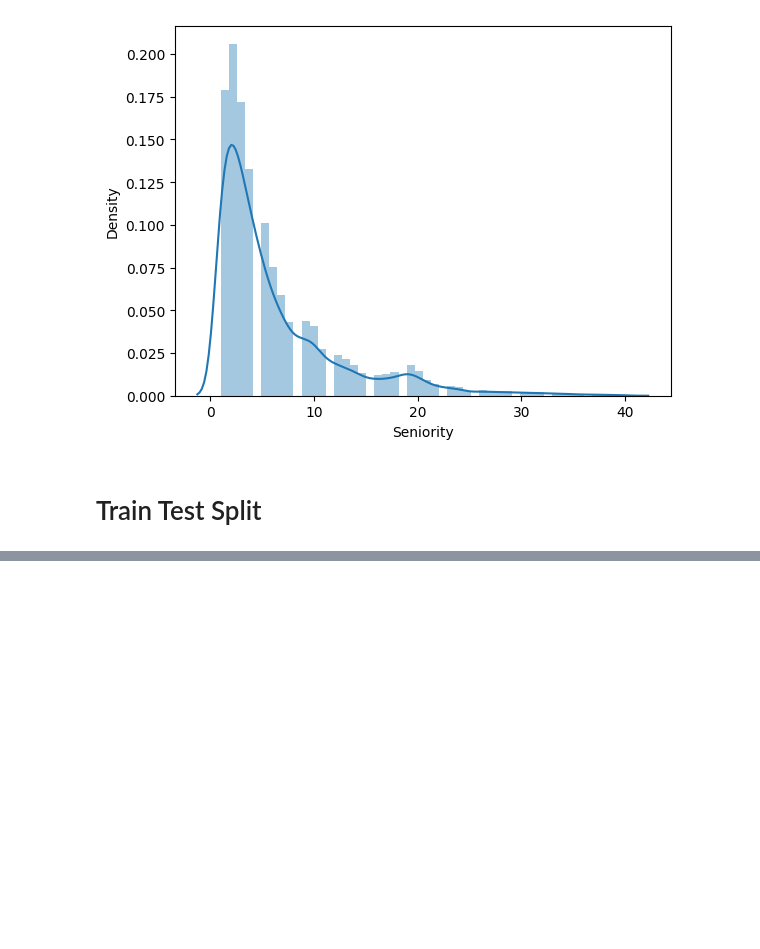
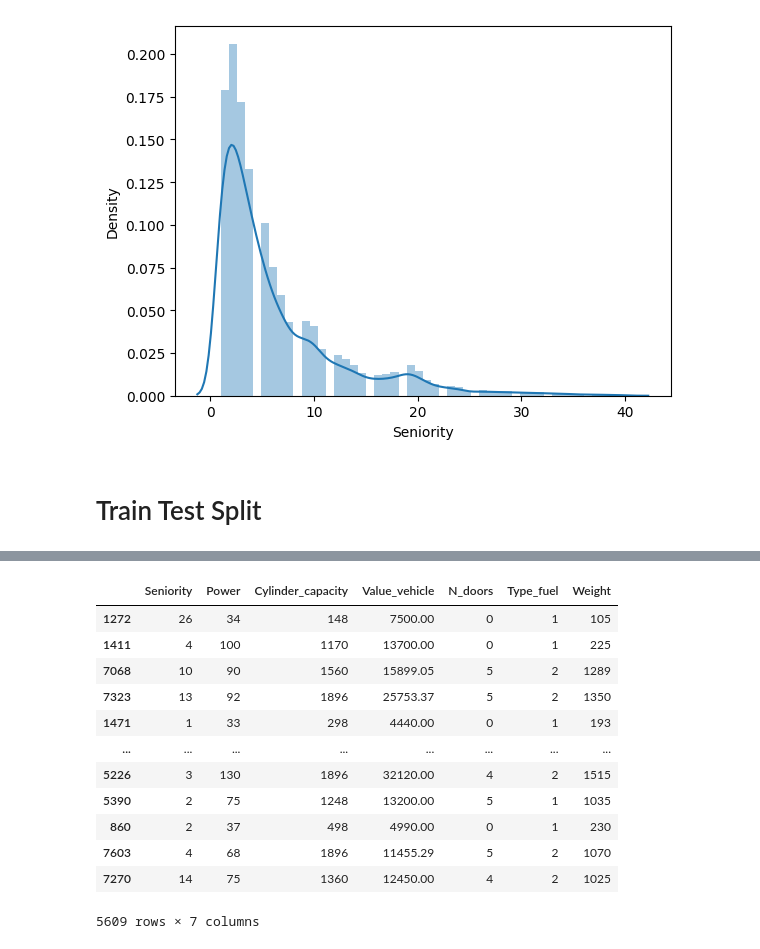
Before and after one commit to ZOHSGroupe/ML-system-recommendation, a Jupyter notebook: sepervised-insurnace.ipynb, the cells around one changed output, grey strips where cells are left out. Cells and saved outputs as stored; diff of their text form; code cells hidden in the pictures; blank space fills up the shorter version.

Commit message:
Train test split

```diff
--- a/sepervised-insurnace.ipynb
+++ b/sepervised-insurnace.ipynb
@@ -224,0 +246,18 @@ https://gist.github.com/mwaskom/de44147ed2974457ad6372750bbe5751
+# %%
+X_train, X_test, y_train, y_test = train_test_split(X, y, test_size=0.3, random_state=42)
+# %%
+X_train
+# %% [output]
+|  | Seniority | Power | Cylinder_capacity | Value_vehicle | N_doors | Type_fuel | Weight |
+| 1272 | 26 | 34 | 148 | 7500.00 | 0 | 1 | 105 |
+| 1411 | 4 | 100 | 1170 | 13700.00 | 0 | 1 | 225 |
+| 7068 | 10 | 90 | 1560 | 15899.05 | 5 | 2 | 1289 |
+| 7323 | 13 | 92 | 1896 | 25753.37 | 5 | 2 | 1350 |
+| 1471 | 1 | 33 | 298 | 4440.00 | 0 | 1 | 193 |
+| ... | ... | ... | ... | ... | ... | ... | ... |
+| 5226 | 3 | 130 | 1896 | 32120.00 | 4 | 2 | 1515 |
+| 5390 | 2 | 75 | 1248 | 13200.00 | 5 | 1 | 1035 |
+| 860 | 2 | 37 | 498 | 4990.00 | 0 | 1 | 230 |
+| 7603 | 4 | 68 | 1896 | 11455.29 | 5 | 2 | 1070 |
+| 7270 | 14 | 75 | 1360 | 12450.00 | 4 | 2 | 1025 |
+5609 rows × 7 columns
```
Also changed, not shown: parts of 13 cells of this notebook.
